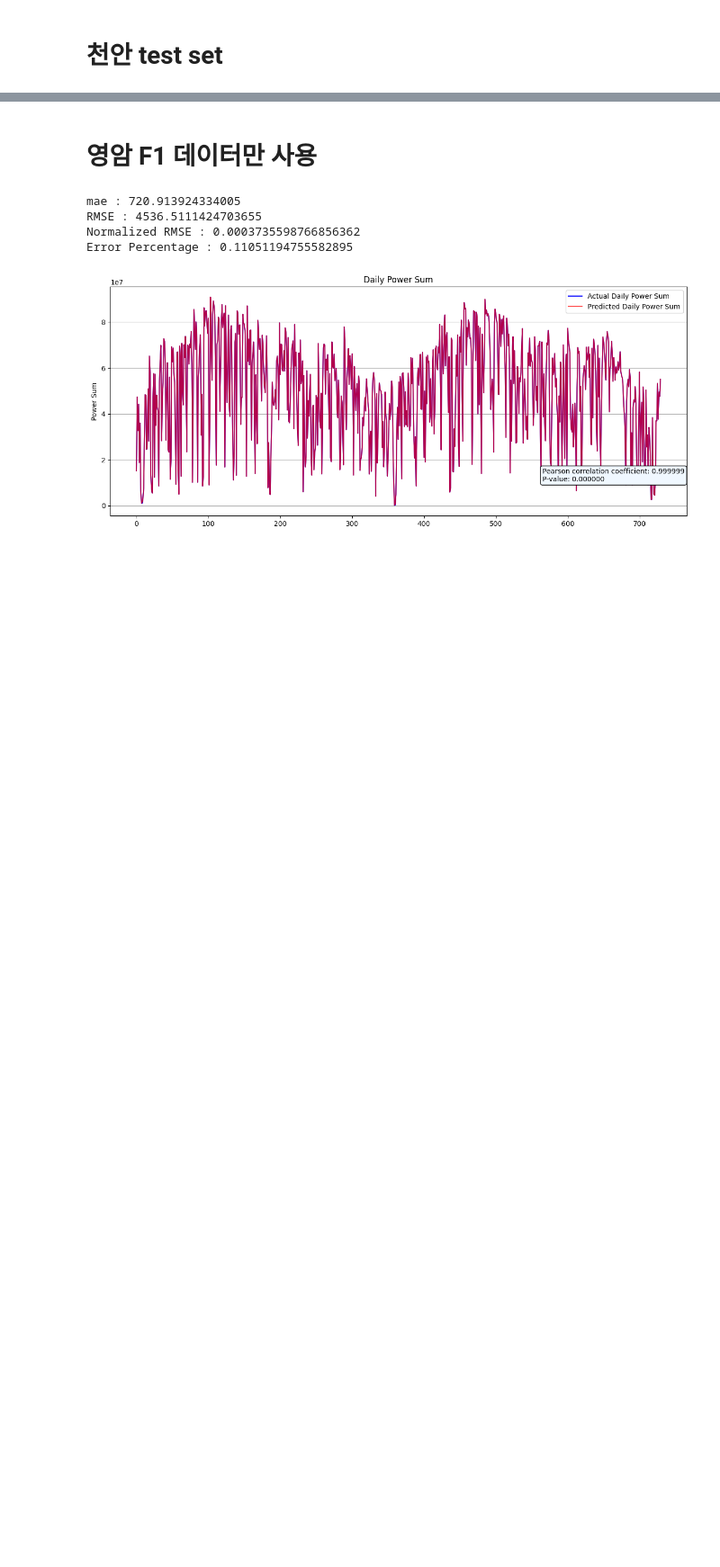
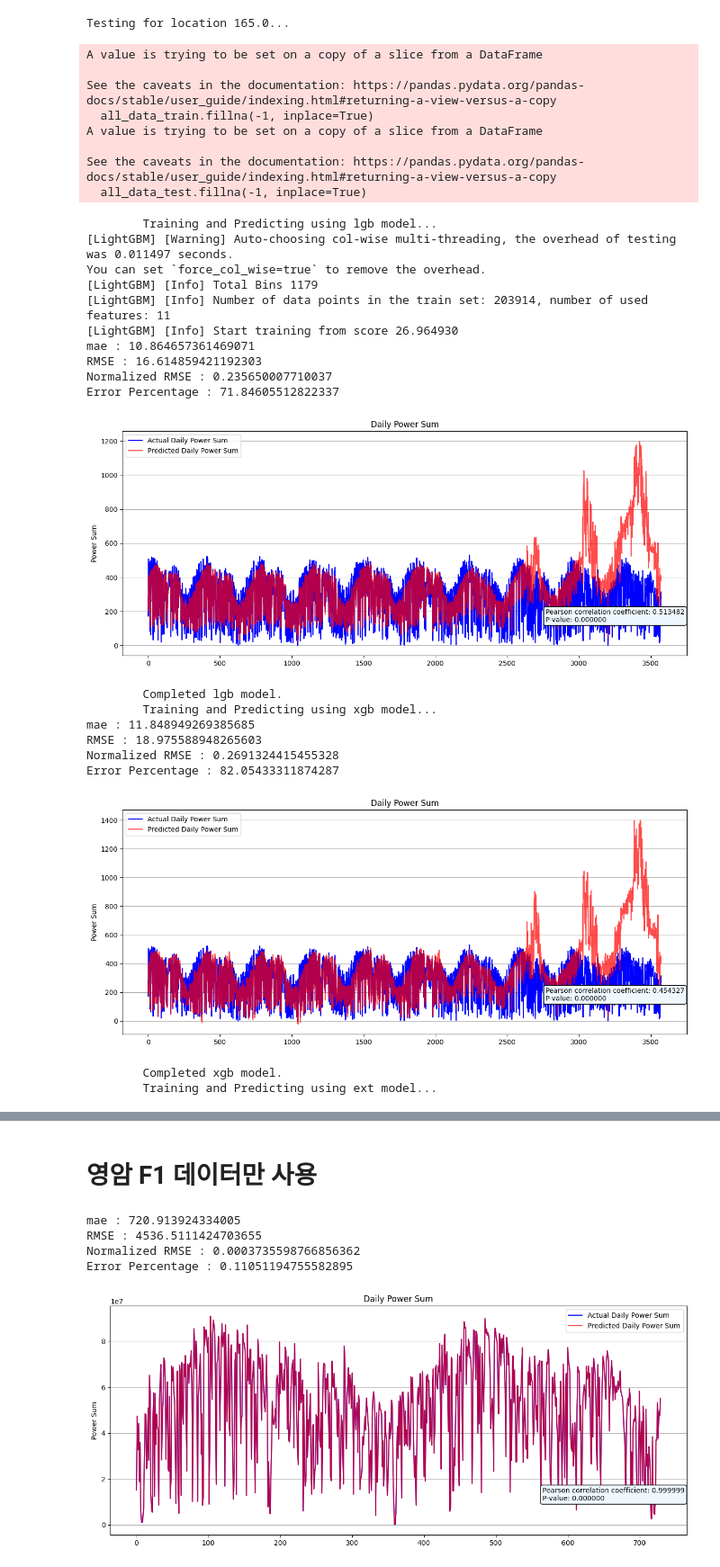
Before and after one commit to yelim421/SolarPower, a Jupyter notebook: Extratree model.ipynb, the cells around one changed output, grey strips where cells are left out. Shown at 90% size. Drawn from its saved outputs; the diff is of its cells as text; code cells hidden in the pictures; blank space fills up the shorter version.

```diff
--- a/Extratree model.ipynb
+++ b/Extratree model.ipynb
@@ -165,2 +123,68 @@ daily_visualize(y_test, Regressor_pred_rf, all_data_test)
-# %% [markdown]
-# 천안 test set
+# %%
+def main(test_nums, model_choices):
+    for test_num in test_nums:
+        print(f"Testing for location {test_num}...")
+
+        all_data = pd.read_csv('asos_train.csv', encoding='cp949')
+        all_data_train = all_data[all_data['location'] != test_num]
+        all_data_test = all_data[all_data['location'] == test_num]
+
+        X, y, X_test, y_test = preprocess_data(test_num)
+
+        for model_choice in model_choices:
+            print(f"\tTraining and Predicting using {model_choice} model...")
+
+            if model_choice == 'lgb': #lightgbm
+                model = LGBMRegressor()
+            elif model_choice == 'xgb': #xgboost
+                model = XGBRegressor()
+            elif model_choice == 'ext': #extratree
+                model = ExtraTreesRegressor()
+            elif model_choice == 'rf': #random forest
+                model = RandomForestRegressor()
+            elif model_choice == 'cbc': #catboost
+                model = CatBoostRegressor()
+            elif model_choice == 'ngb': #ngboost
+                model = ngb.NGBRegressor()
+            # For other models, you can add more elif conditions as needed.
+
+            model.fit(X, y)
+            predictions = model.predict(X_test)
+            test_rmse(y_test, predictions)
+            daily_visualize(y_test, predictions, all_data_test)
+
+            print(f"\tCompleted {model_choice} model.")
+        print(f"Completed testing for location {test_num}.\n\n")
+# %%
+#165.영암, 112.인천, 140.군산, 133.대전, 288.밀양, 239.세종, 119.수원, 260.장흥, 232.천안])
+main(test_nums=[165., 112., 140., 133., 288., 239., 119., 260., 232.], model_choices=['lgb', 'xgb', 'ext', 'rf', 'cbc', 'ngb'])
+# %% [output]
+Testing for location 165.0...
+A value is trying to be set on a copy of a slice from a DataFrame
+
+See the caveats in the documentation: https://pandas.pydata.org/pandas-docs/stable/user_guide/indexing.html#returning-a-view-versus-a-copy
+  all_data_train.fillna(-1, inplace=True)
+A value is trying to be set on a copy of a slice from a DataFrame
+
+See the caveats in the documentation: https://pandas.pydata.org/pandas-docs/stable/user_guide/indexing.html#returning-a-view-versus-a-copy
+  all_data_test.fillna(-1, inplace=True)
+        Training and Predicting using lgb model...
+[LightGBM] [Warning] Auto-choosing col-wise multi-threading, the overhead of testing was 0.011497 seconds.
+You can set `force_col_wise=true` to remove the overhead.
+[LightGBM] [Info] Total Bins 1179
+[LightGBM] [Info] Number of data points in the train set: 203914, number of used features: 11
+[LightGBM] [Info] Start training from score 26.964930
+mae : 10.864657361469071
+RMSE : 16.614859421192303
+Normalized RMSE : 0.235650007710037
+Error Percentage : 71.84605512822337
+[figure, added]
+        Completed lgb model.
+        Training and Predicting using xgb model...
+mae : 11.848949269385685
+RMSE : 18.975588948265603
+Normalized RMSE : 0.2691324415455328
+Error Percentage : 82.05433311874287
+[figure, added]
+        Completed xgb model.
+        Training and Predicting using ext model...
```
Also changed, not shown: parts of 24 cells of this notebook, 6 other files.
